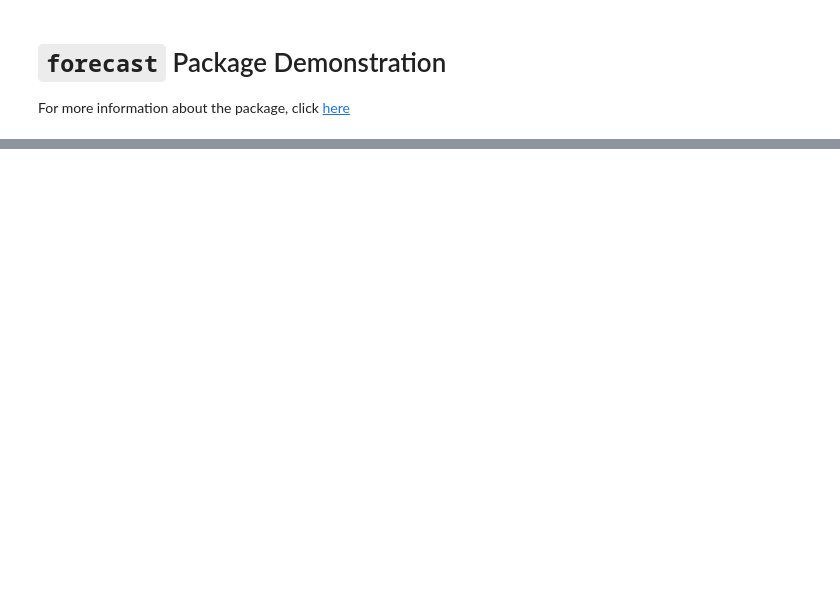
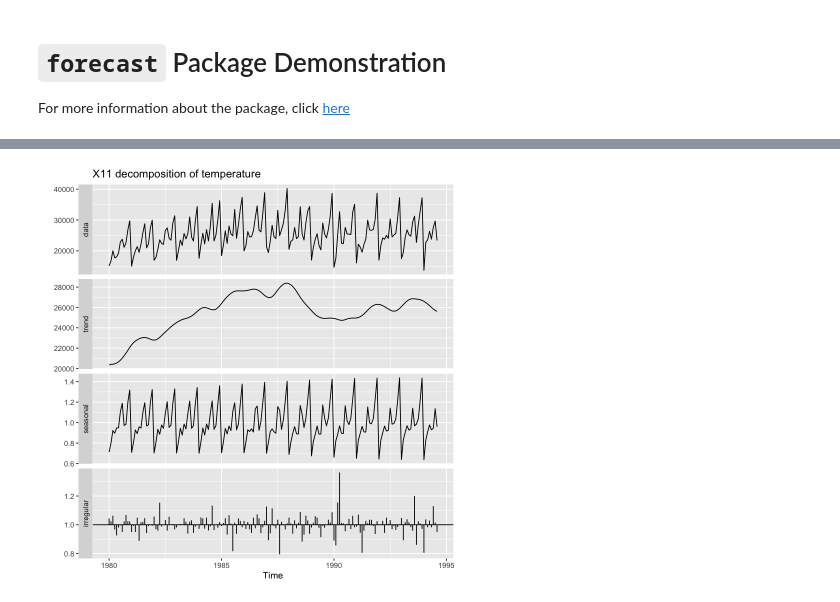
Before and after one commit to vdelimad/5600_case_study, a Jupyter notebook: forecast_demo.ipynb, the cells around one changed output, grey strips where cells are left out. Cells and saved outputs as stored; diff of their text form; code cells hidden in the pictures; blank space fills up the shorter version.

```diff
--- a/forecast_demo.ipynb
+++ b/forecast_demo.ipynb
@@ -184,0 +112,9 @@ ggAcf(wineind_ts)
+# %%
+# x11
+par(bg = "white")
+
+wineind %>% seas(x11="") -> fit
+autoplot(fit) +
+  ggtitle("X11 decomposition of temperature")
+# %% [output]
+[figure, added]
```
Also changed, not shown: parts of 35 cells of this notebook.
